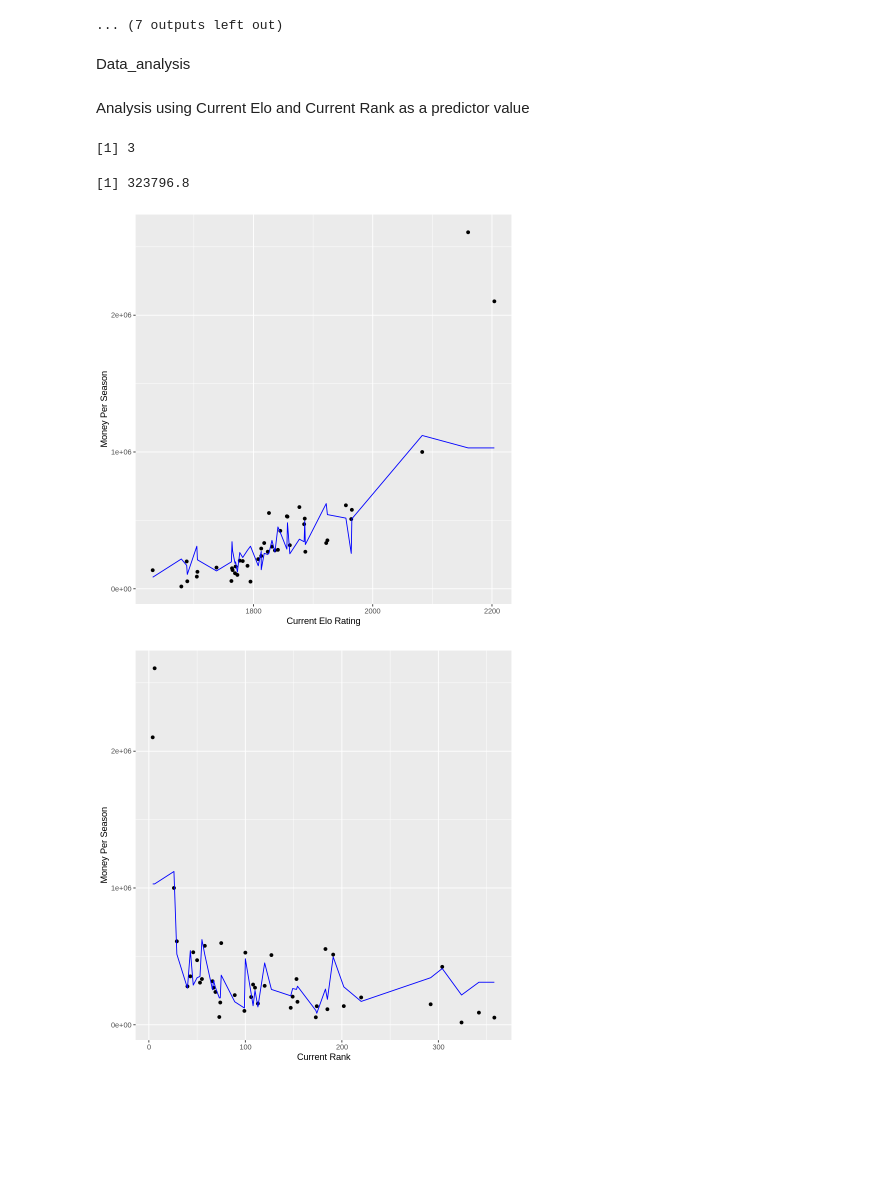
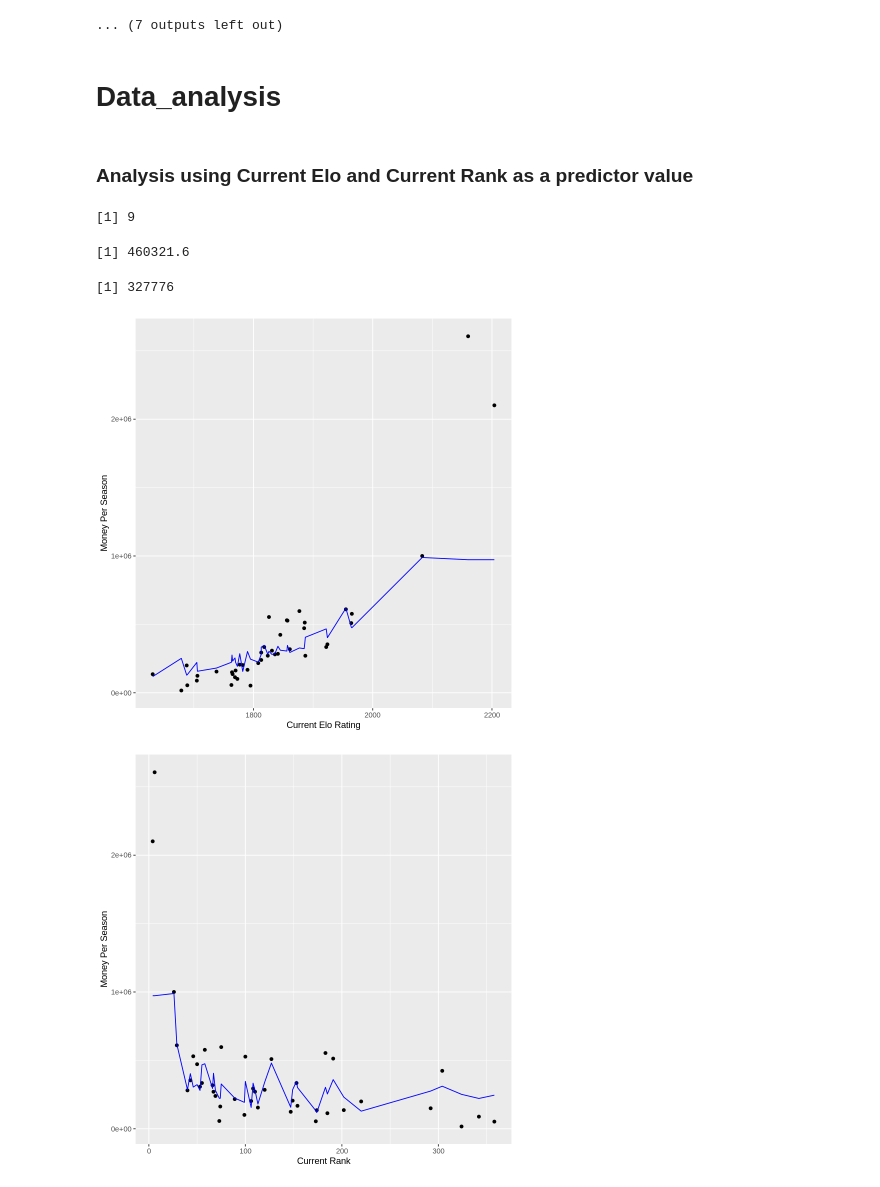
Before and after one commit to mnvibhakar/TennisSalaryProject, a Jupyter notebook: Nolan_Worksheet.ipynb, the cells around one changed output. Cells and saved outputs as stored; diff of their text form; code cells hidden in the pictures; blank space fills up the shorter version.

Commit message:
added rmpse to analysis
added the rmpse values to all analysis, and found best rmpse and best rmse in the overall analysis.

```diff
--- a/Nolan_Worksheet.ipynb
+++ b/Nolan_Worksheet.ipynb
@@ -217,14 +217,14 @@ Warning message:
 [figure]
 ... (7 outputs left out)
 # %% [markdown]
-Data_analysis
+# Data_analysis
 # %%
 tennis_test_spec <- nearest_neighbor(weight_func = "rectangular", neighbors = tune()) |>
     set_engine("kknn") |>
     set_mode("regression")
 ks <- tibble(neighbors = seq(1,15))
 # %% [markdown]
-Analysis using Current Elo and Current Rank as a predictor value
+### Analysis using Current Elo and Current Rank as a predictor value
 # %%
 set.seed(16)
 tennis_split_current <- initial_split(tennis_data_current, prop = 0.75, strata = Money.Per.Season)
@@ -238,47 +238,54 @@ tennis_workflow_current <- workflow() |>
     add_model(tennis_test_spec) |>
     add_recipe(tennis_recipe_current)
 tennis_results_current <- tennis_workflow_current |>
-    tune_grid(resamples = tennis_vfold, grid = ks) |>
+    tune_grid(resamples = tennis_vfold_current, grid = ks) |>
     collect_metrics() |>
     filter(.metric == "rmse")
 k_min_current <- tennis_results_current |>
     filter(mean == min(mean)) |>
     pull(neighbors)
 
-tennis_spec_current <- nearest_neighbor(weight_func = "rectangular", neighbors = k_min) |>
+tennis_spec_current <- nearest_neighbor(weight_func = "rectangular", neighbors = k_min_current) |>
     set_engine("kknn") |>
     set_mode("regression")
 tennis_fit_current <- workflow() |>
     add_model(tennis_spec_current) |>
     add_recipe(tennis_recipe_current) |>
     fit(tennis_training_current)
+tennis_rmpse_current <- predict(tennis_fit_current, tennis_training_current) |>
+    bind_cols(tennis_training_current) |>
+    metrics(truth = Money.Per.Season, estimate = .pred) |>
+    filter(.metric == "rmse") |>
+    pull(.estimate)
 tennis_preds_current <- predict(tennis_fit_current, tennis_testing_current) |>
     bind_cols(tennis_testing_current)
-tennis_metric_current <- tennis_preds_current |>
+tennis_rmse_current <- tennis_preds_current |>
     metrics(truth = Money.Per.Season, estimate = .pred) |>
     filter(.metric == "rmse") |>
     pull(.estimate)
 tennis_plot_rank_current <- tennis_preds_current |>
     ggplot(aes(x = Current.Rank, y = Money.Per.Season)) +
     geom_point() +
     geom_line(data = tennis_preds_current,
               mapping = aes(x = Current.Rank, y = .pred),
               color = "blue") +
     labs(x = "Current Rank", y = "Money Per Season")
 tennis_plot_elo_current <- tennis_preds_current |>
     ggplot(aes(x = Current.Elo.Rating, y = Money.Per.Season)) +
     geom_point() +
     geom_line(data = tennis_preds_current,
               mapping = aes(x = Current.Elo.Rating, y = .pred),
               color = "blue") +
     labs(x = "Current Elo Rating", y = "Money Per Season")
 k_min_current
-tennis_metric_current
+tennis_rmpse_current
+tennis_rmse_current
 tennis_plot_elo_current
 tennis_plot_rank_current
 # %% [output]
-[1] 3
+[1] 9
-[1] 323796.8
+[1] 460321.6
+[1] 327776
-[figure, old version]
+[figure, new version]
-[figure, old version]
+[figure, new version]
 # %% [markdown]
```
Also changed, not shown: parts of 14 cells of this notebook.
